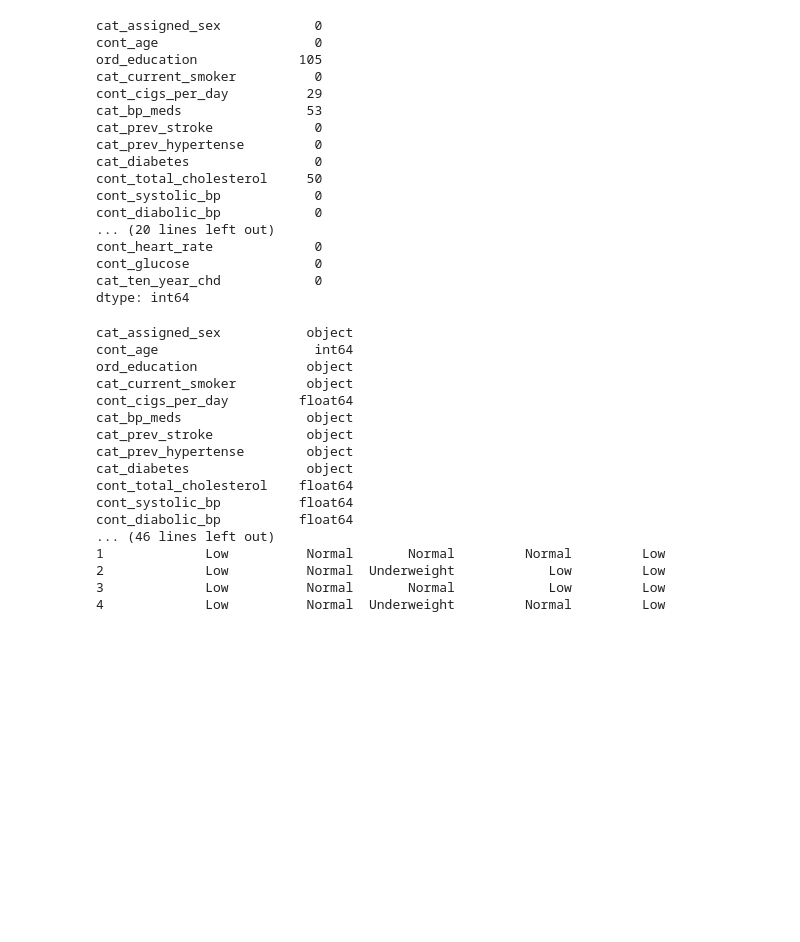
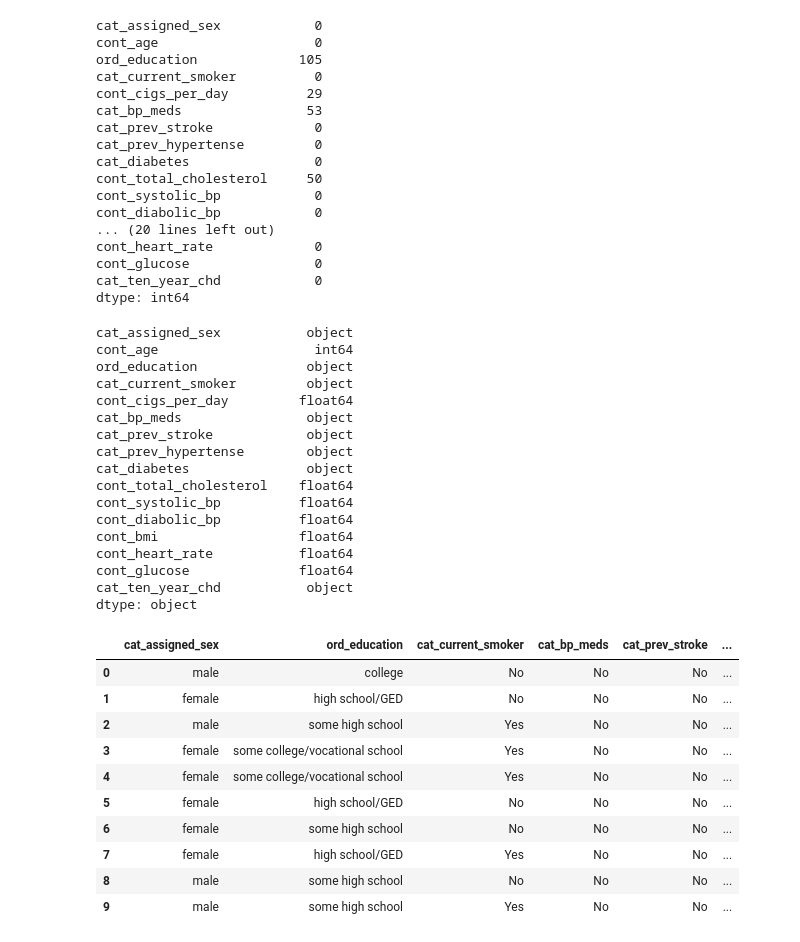
Before and after one commit to eduardotanqueiro/Project1-AAA, a Jupyter notebook: src/note.ipynb, the cells around one changed output. Saved outputs shown, nothing was run; the diff lists cells and outputs as text; code cells hidden in the pictures; blank space fills up the shorter version.

```diff
--- a/src/note.ipynb
+++ b/src/note.ipynb
@@ -430,39 +429,50 @@ bins_sysBP = binarize (df["cont_systolic_bp"], ["Low", "Normal", "High"], 3)
 bins_diaBP = binarize (df["cont_diabolic_bp"], ["Low", "Normal", "High"], 3)
 
 bins_BMI = binarize (df["cont_bmi"], ["Underweight", "Normal", "Overweight", "Obese"], 4)
 
 bins_heartRate = binarize (df["cont_heart_rate"], ["Low", "Normal", "High"], 3)
 
 bins_glucose = binarize (df["cont_glucose"], ["Low", "Normal", "High"], 3)
 
 
 
 
 # Add the new columns to the dataframe and remove the continuous ones (maybe use a different dataframe? just in case we need to access the original data)
 df = df.drop(columns=["cont_age", "cont_cigs_per_day", "cont_total_cholesterol", "cont_systolic_bp", "cont_diabolic_bp", "cont_bmi", "cont_heart_rate", "cont_glucose"]).assign(cat_age= bins_age, cat_cigs_per_day= bins_cigsPerDay, cat_total_cholesterol= bins_totChol, cat_systolic_bp= bins_sysBP, cat_diabolic_bp= bins_diaBP, cat_bmi= bins_BMI, cat_heart_rate= bins_heartRate, cat_glucose= bins_glucose)
 
 # Prints for checking
 # print("Shape "+ str(df.shape))
 # print(df.dtypes)
-# print(df.head())
+df.head(10)
 # %% [output]
 cat_assigned_sex           object
 cont_age                    int64
 ord_education              object
 cat_current_smoker         object
 cont_cigs_per_day         float64
 cat_bp_meds                object
 cat_prev_stroke            object
 cat_prev_hypertense        object
 cat_diabetes               object
 cont_total_cholesterol    float64
 cont_systolic_bp          float64
 cont_diabolic_bp          float64
-... (46 lines left out)
-1             Low          Normal       Normal         Normal         Low
-2             Low          Normal  Underweight            Low         Low
-3             Low          Normal       Normal            Low         Low
-4             Low          Normal  Underweight         Normal         Low
+cont_bmi                  float64
+cont_heart_rate           float64
+cont_glucose              float64
+cat_ten_year_chd           object
+dtype: object
+|  | cat_assigned_sex | ord_education | cat_current_smoker | cat_bp_meds | cat_prev_stroke | ... |
+| 0 | male | college | No | No | No | ... |
+| 1 | female | high school/GED | No | No | No | ... |
+| 2 | male | some high school | Yes | No | No | ... |
+| 3 | female | some college/vocational school | Yes | No | No | ... |
+| 4 | female | some college/vocational school | Yes | No | No | ... |
+| 5 | female | high school/GED | No | No | No | ... |
+| 6 | female | some high school | No | No | No | ... |
+| 7 | female | high school/GED | Yes | No | No | ... |
+| 8 | male | some high school | No | No | No | ... |
+| 9 | male | some high school | Yes | No | No | ... |
 # %%
 # Scaling (Do we need scaling if every variable is categorical?!??!?!?)
 # %%
```
Also changed, not shown: parts of 1 cell of this notebook.
